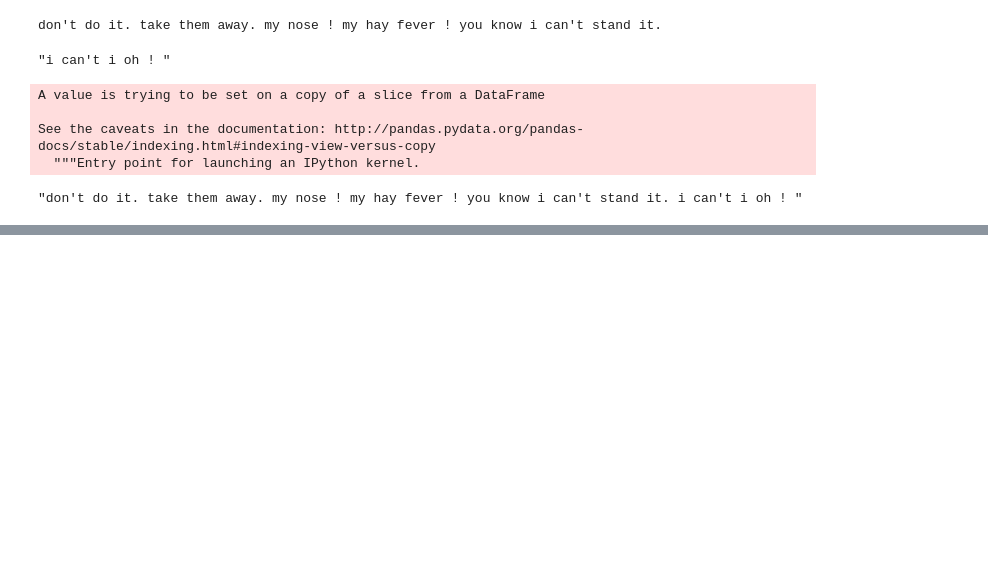
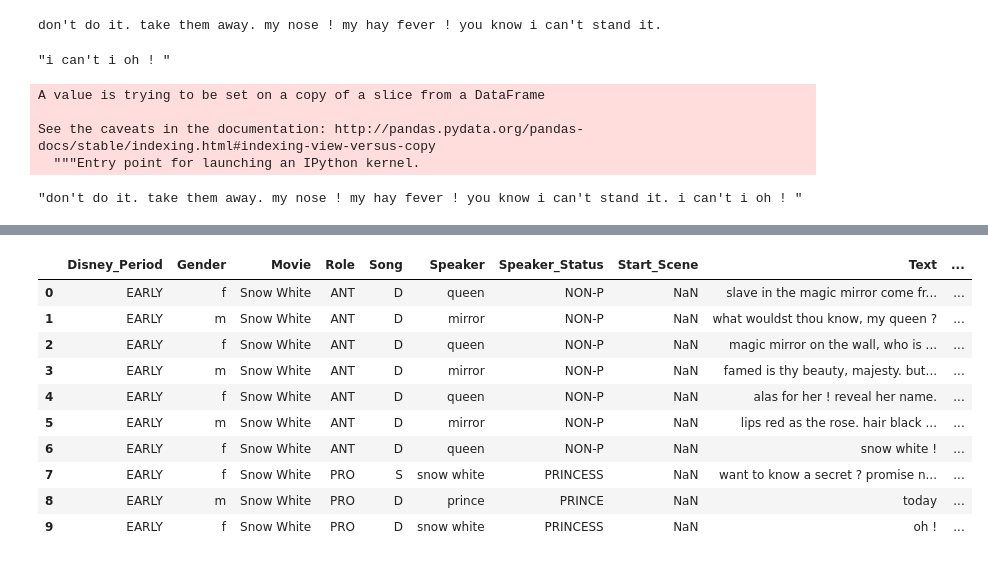
Before and after one commit to Data-Science-for-Linguists-2019/Animated-Movie-Gendered-Dialogue, a Jupyter notebook: code/Disney_Data_Edits.ipynb, the cells around one changed output, grey strips where cells are left out. Saved outputs shown, nothing was run; the diff lists cells and outputs as text; code cells hidden in the pictures; blank space fills up the shorter version.

Commit message:
Snow White through Sleeping Beauty annotated

```diff
--- a/code/Disney_Data_Edits.ipynb
+++ b/code/Disney_Data_Edits.ipynb
@@ -185,0 +412,9 @@ new_snow_white[["Speaker", "Text"]].iloc[294:298]
+# %%
+#Make Roles lists
+sw_pro = ['snow white', 'prince']
+sw_ant = ['queen', 'mirror', 'guard']
+sw_helper = ['all dwarfs', 'doc', 'happy', 'bashful', 'dopey', 'grumpy', 'sneezy', 'various dwarfs',
+             'sleepy', 'grumpy & sneezy']
+# %%
+role_func = partial(whichrole, pro = sw_pro, ant = sw_ant, helper = sw_helper)
+snow_white["Role"] = snow_white.Speaker.map(role_func)
@@ -185,0 +564,11 @@ new_snow_white[["Speaker", "Text"]].iloc[294:298]
+# %%
+# 30-33 are songs
+# 7 is a song
+# 12 is kind of song? The second half is
+# 20 is song
+# 44-53, 57-61
+# 296, 321 (but labeled incorrectly)
+song_indices = [7, 12, 20, 30, 31, 32, 33, 44, 45, 46, 47, 48, 49, 50, 51, 52, 53, 57, 58, 59, 60, 61, 296, 321]
+# %%
+song_func = partial(is_dialogue, song=song_indices)
+snow_white["Song"] = snow_white.index.map(song_func)
@@ -185,0 +594,14 @@ new_snow_white[["Speaker", "Text"]].iloc[294:298]
+# %%
+snow_white.head(10)
+# %% [output]
+|  | Disney_Period | Gender | Movie | Role | Song | Speaker | Speaker_Status | Start_Scene | Text | ... |
+| 0 | EARLY | f | Snow White | ANT | D | queen | NON-P | NaN | slave in the magic mirror come fr... | ... |
+| 1 | EARLY | m | Snow White | ANT | D | mirror | NON-P | NaN | what wouldst thou know, my queen ? | ... |
+| 2 | EARLY | f | Snow White | ANT | D | queen | NON-P | NaN | magic mirror on the wall, who is ... | ... |
+| 3 | EARLY | m | Snow White | ANT | D | mirror | NON-P | NaN | famed is thy beauty, majesty. but... | ... |
+| 4 | EARLY | f | Snow White | ANT | D | queen | NON-P | NaN | alas for her ! reveal her name. | ... |
+| 5 | EARLY | m | Snow White | ANT | D | mirror | NON-P | NaN | lips red as the rose. hair black ... | ... |
+| 6 | EARLY | f | Snow White | ANT | D | queen | NON-P | NaN | snow white ! | ... |
+| 7 | EARLY | f | Snow White | PRO | S | snow white | PRINCESS | NaN | want to know a secret ? promise n... | ... |
+| 8 | EARLY | m | Snow White | PRO | D | prince | PRINCE | NaN | today | ... |
+| 9 | EARLY | f | Snow White | PRO | D | snow white | PRINCESS | NaN | oh ! | ... |
```
Also changed, not shown: parts of 137 cells of this notebook.
